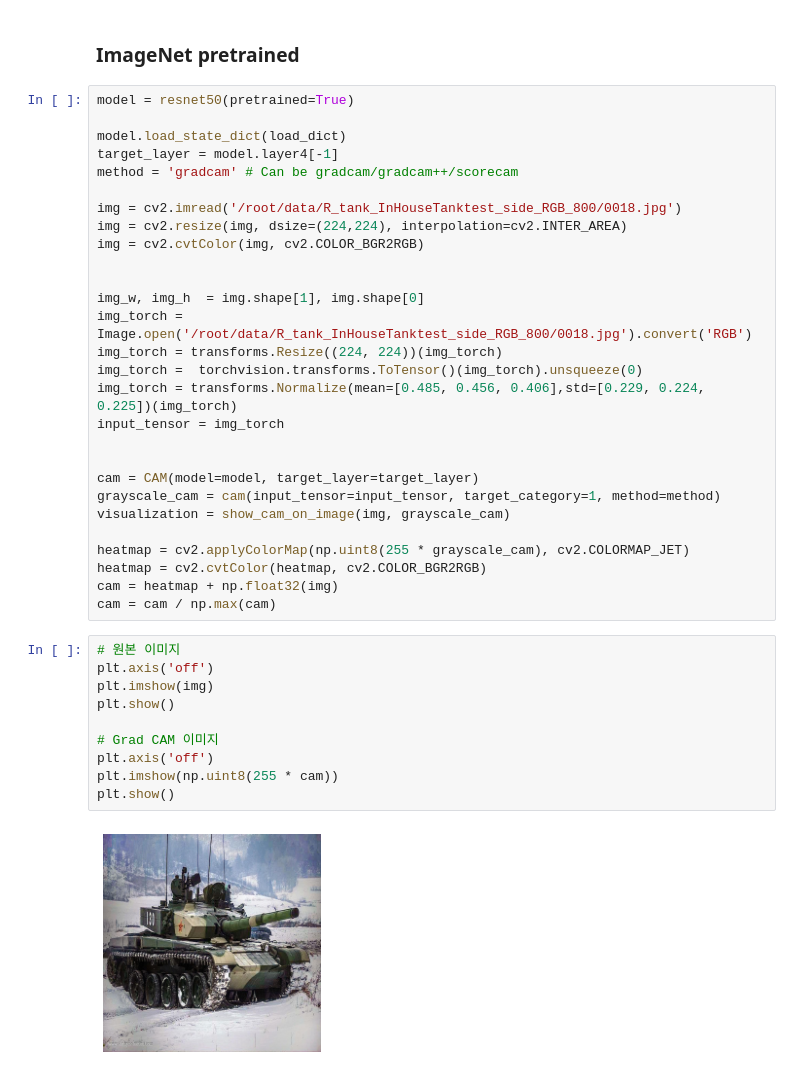
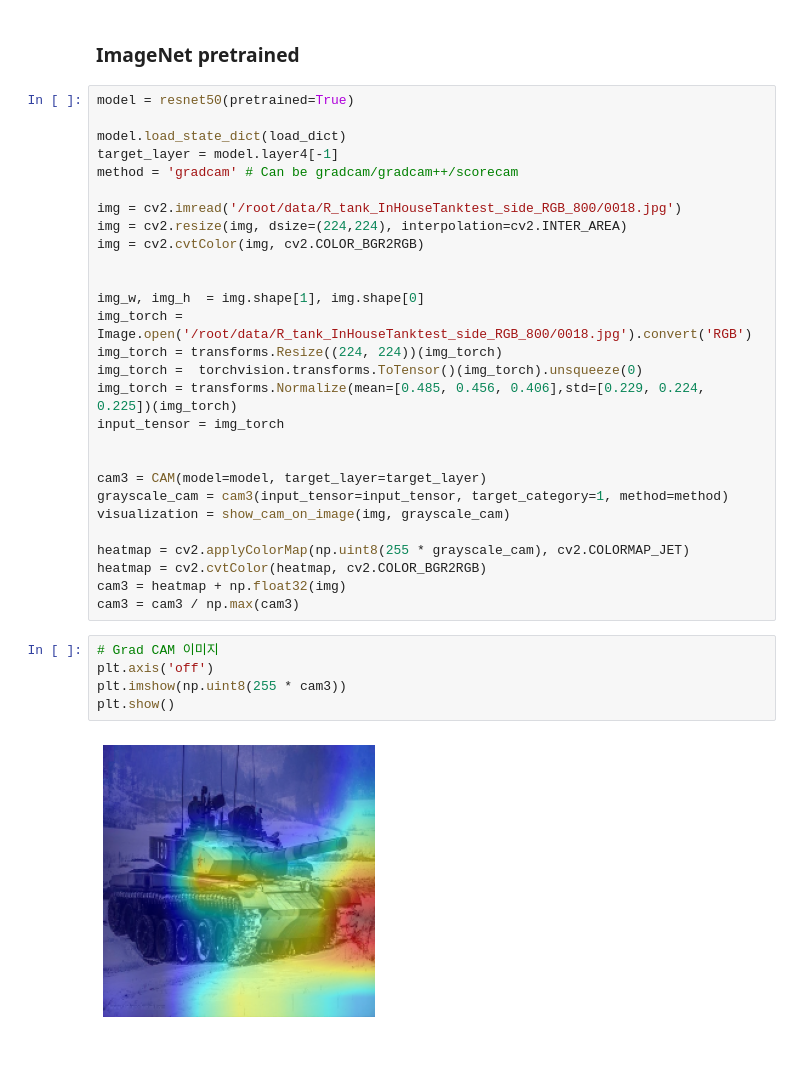
Before and after one commit to mikniloes/frcnn-sutdy, a Jupyter notebook: ResNet-GradCAM.ipynb, the cells around one changed output. Saved outputs shown, nothing was run; the diff lists cells and outputs as text.

```diff
--- a/ResNet-GradCAM.ipynb
+++ b/ResNet-GradCAM.ipynb
@@ -270,23 +252,18 @@ img_torch = transforms.Normalize(mean=[0.485, 0.456, 0.406],std=[0.229, 0.224, 0
 input_tensor = img_torch
 
 
-cam = CAM(model=model, target_layer=target_layer)
-grayscale_cam = cam(input_tensor=input_tensor, target_category=1, method=method)
+cam3 = CAM(model=model, target_layer=target_layer)
+grayscale_cam = cam3(input_tensor=input_tensor, target_category=1, method=method)
 visualization = show_cam_on_image(img, grayscale_cam)
 
 heatmap = cv2.applyColorMap(np.uint8(255 * grayscale_cam), cv2.COLORMAP_JET)
 heatmap = cv2.cvtColor(heatmap, cv2.COLOR_BGR2RGB)
-cam = heatmap + np.float32(img)
-cam = cam / np.max(cam)
+cam3 = heatmap + np.float32(img)
+cam3 = cam3 / np.max(cam3)
 # %%
-# 원본 이미지
-plt.axis('off')
-plt.imshow(img)
-plt.show()
-
 # Grad CAM 이미지
 plt.axis('off')
-plt.imshow(np.uint8(255 * cam))
+plt.imshow(np.uint8(255 * cam3))
 plt.show()
 # %% [output]
-[figure, old version]
+[figure, new version]
```
Also changed, not shown: parts of 6 cells of this notebook.
